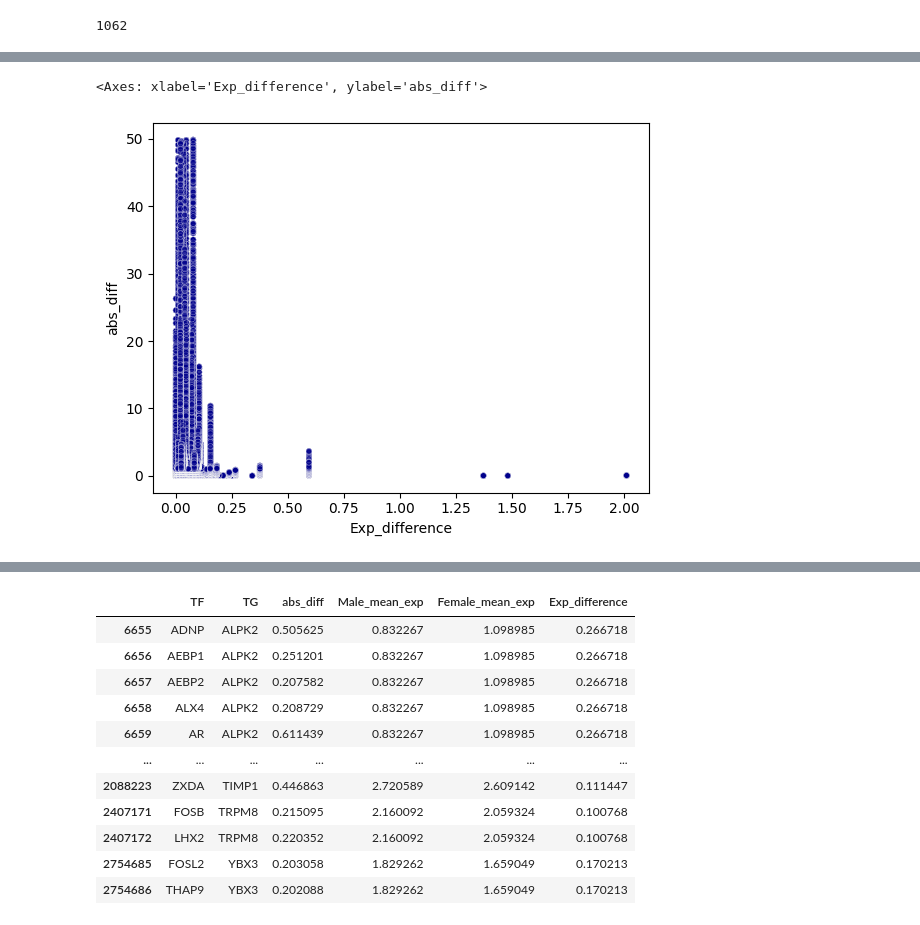
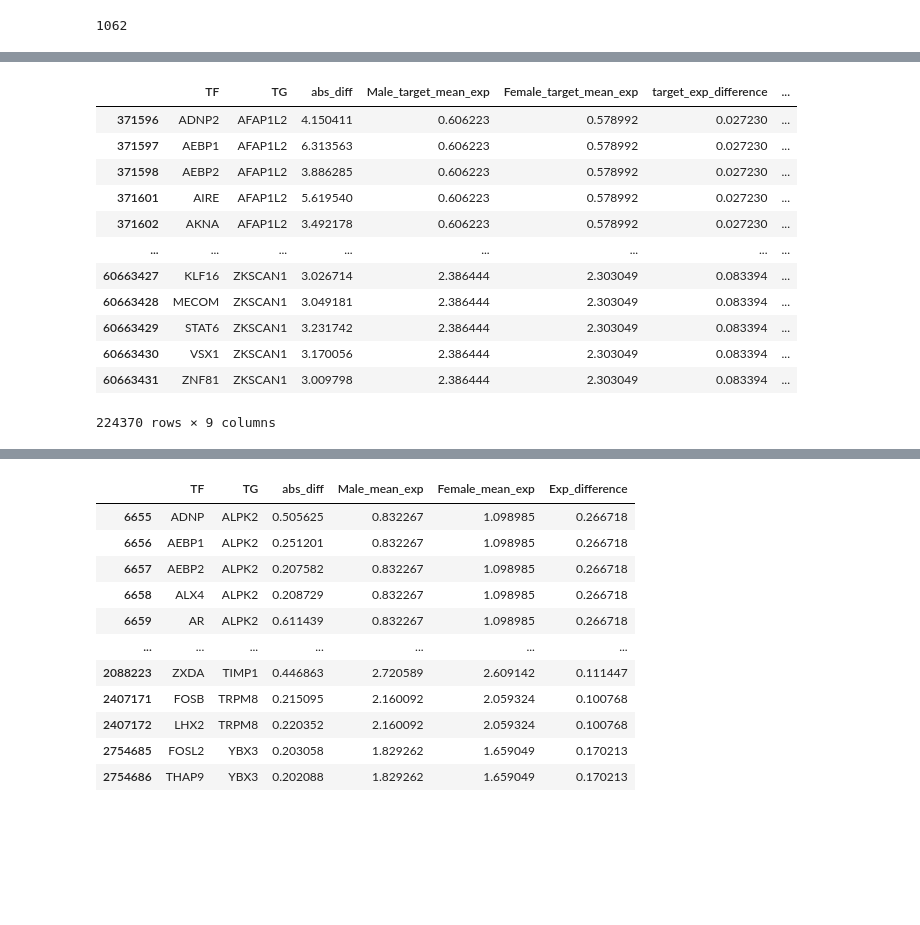
Before and after one commit to Alexander-Broadley/Zhang_lab_rotation, a Jupyter notebook: MML_model/GRN_reconstruction/male_vs_female_reg_contributions.ipynb, the cells around one changed output, grey strips where cells are left out. Cells and saved outputs as stored; diff of their text form; code cells hidden in the pictures; blank space fills up the shorter version.

```diff
--- a/MML_model/GRN_reconstruction/male_vs_female_reg_contributions.ipynb
+++ b/MML_model/GRN_reconstruction/male_vs_female_reg_contributions.ipynb
@@ -192,7 +189,0 @@ results
-# %%
-import matplotlib.pyplot as plt
-import seaborn as sns
-sns.scatterplot(results, x = 'Exp_difference', y = 'abs_diff', size = 3, color = 'darkblue', alpha = 0.5, legend = False)
-# %% [output]
-<Axes: xlabel='Exp_difference', ylabel='abs_diff'>
-[figure]
@@ -199 +192,17 @@ sns.scatterplot(results, x = 'Exp_difference', y = 'abs_diff', size = 3, color =
+# %%
+results[results['abs_diff'] > threshold]
+# %% [output]
+|  | TF | TG | abs_diff | Male_target_mean_exp | Female_target_mean_exp | target_exp_difference | ... |
+| 371596 | ADNP2 | AFAP1L2 | 4.150411 | 0.606223 | 0.578992 | 0.027230 | ... |
+| 371597 | AEBP1 | AFAP1L2 | 6.313563 | 0.606223 | 0.578992 | 0.027230 | ... |
+| 371598 | AEBP2 | AFAP1L2 | 3.886285 | 0.606223 | 0.578992 | 0.027230 | ... |
+| 371601 | AIRE | AFAP1L2 | 5.619540 | 0.606223 | 0.578992 | 0.027230 | ... |
+| 371602 | AKNA | AFAP1L2 | 3.492178 | 0.606223 | 0.578992 | 0.027230 | ... |
+| ... | ... | ... | ... | ... | ... | ... | ... |
+| 60663427 | KLF16 | ZKSCAN1 | 3.026714 | 2.386444 | 2.303049 | 0.083394 | ... |
+| 60663428 | MECOM | ZKSCAN1 | 3.049181 | 2.386444 | 2.303049 | 0.083394 | ... |
+| 60663429 | STAT6 | ZKSCAN1 | 3.231742 | 2.386444 | 2.303049 | 0.083394 | ... |
+| 60663430 | VSX1 | ZKSCAN1 | 3.170056 | 2.386444 | 2.303049 | 0.083394 | ... |
+| 60663431 | ZNF81 | ZKSCAN1 | 3.009798 | 2.386444 | 2.303049 | 0.083394 | ... |
+224370 rows × 9 columns
 # %%
```
Also changed, not shown: parts of 5 cells of this notebook, 1 other file.
